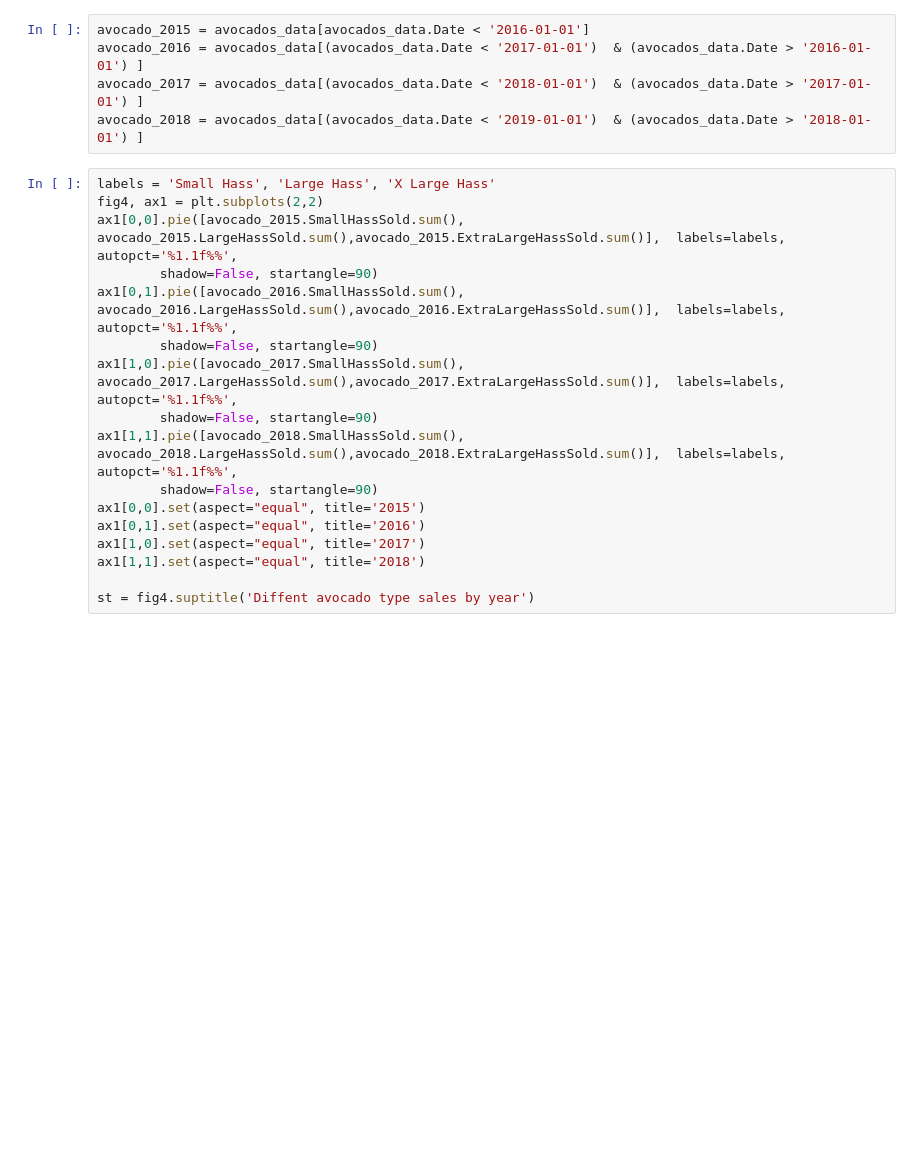
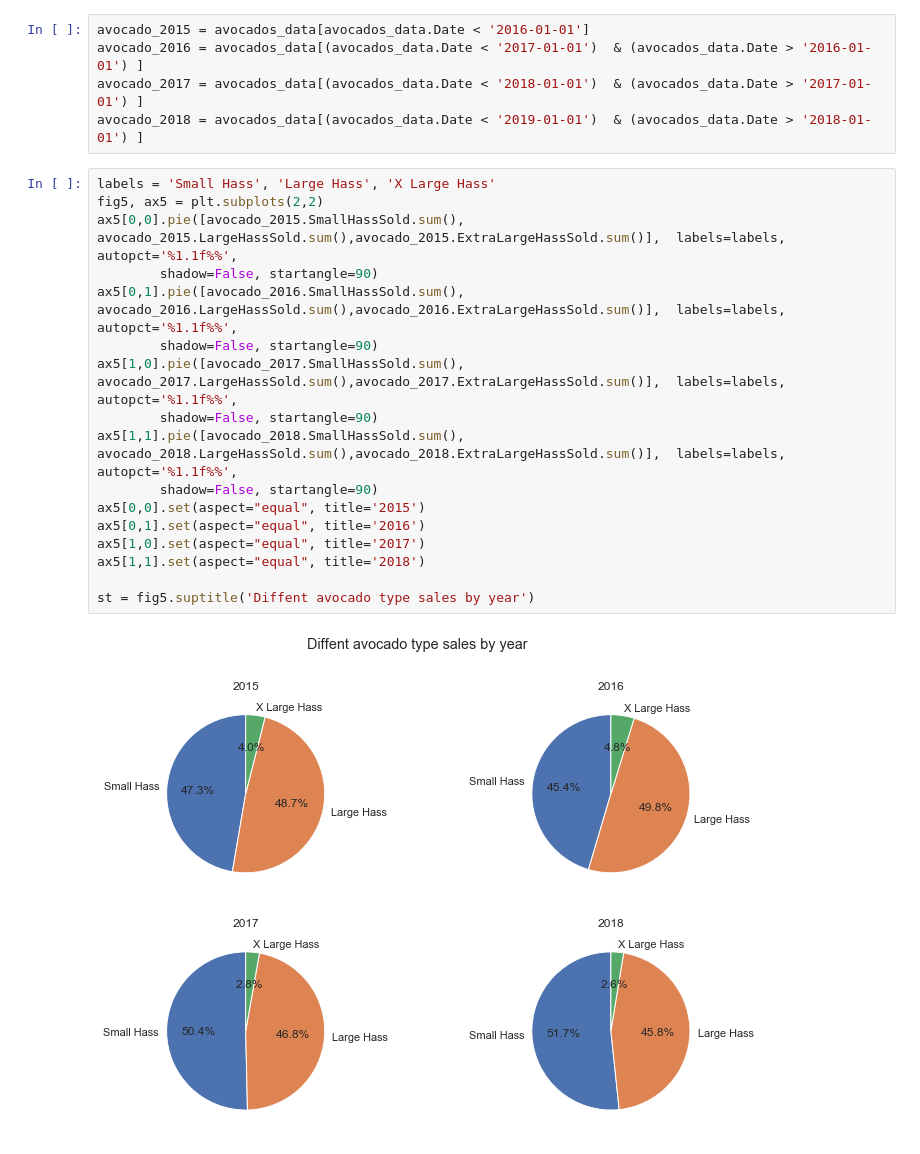
Before and after one commit to kurelaitisk/avocado-data, a Jupyter notebook: avocado.ipynb, the cells around one changed output. Saved outputs shown, nothing was run; the diff lists cells and outputs as text; blank space fills up the shorter version.

```diff
--- a/avocado.ipynb
+++ b/avocado.ipynb
@@ -166,20 +146,22 @@ avocado_2017 = avocados_data[(avocados_data.Date < '2018-01-01')  & (avocados_da
 avocado_2018 = avocados_data[(avocados_data.Date < '2019-01-01')  & (avocados_data.Date > '2018-01-01') ]
 # %%
 labels = 'Small Hass', 'Large Hass', 'X Large Hass'
-fig4, ax1 = plt.subplots(2,2)
-ax1[0,0].pie([avocado_2015.SmallHassSold.sum(), avocado_2015.LargeHassSold.sum(),avocado_2015.ExtraLargeHassSold.sum()],  labels=labels, autopct='%1.1f%%',
+fig5, ax5 = plt.subplots(2,2)
+ax5[0,0].pie([avocado_2015.SmallHassSold.sum(), avocado_2015.LargeHassSold.sum(),avocado_2015.ExtraLargeHassSold.sum()],  labels=labels, autopct='%1.1f%%',
         shadow=False, startangle=90)
-ax1[0,1].pie([avocado_2016.SmallHassSold.sum(), avocado_2016.LargeHassSold.sum(),avocado_2016.ExtraLargeHassSold.sum()],  labels=labels, autopct='%1.1f%%',
+ax5[0,1].pie([avocado_2016.SmallHassSold.sum(), avocado_2016.LargeHassSold.sum(),avocado_2016.ExtraLargeHassSold.sum()],  labels=labels, autopct='%1.1f%%',
         shadow=False, startangle=90)
-ax1[1,0].pie([avocado_2017.SmallHassSold.sum(), avocado_2017.LargeHassSold.sum(),avocado_2017.ExtraLargeHassSold.sum()],  labels=labels, autopct='%1.1f%%',
+ax5[1,0].pie([avocado_2017.SmallHassSold.sum(), avocado_2017.LargeHassSold.sum(),avocado_2017.ExtraLargeHassSold.sum()],  labels=labels, autopct='%1.1f%%',
         shadow=False, startangle=90)
-ax1[1,1].pie([avocado_2018.SmallHassSold.sum(), avocado_2018.LargeHassSold.sum(),avocado_2018.ExtraLargeHassSold.sum()],  labels=labels, autopct='%1.1f%%',
+ax5[1,1].pie([avocado_2018.SmallHassSold.sum(), avocado_2018.LargeHassSold.sum(),avocado_2018.ExtraLargeHassSold.sum()],  labels=labels, autopct='%1.1f%%',
         shadow=False, startangle=90)
-ax1[0,0].set(aspect="equal", title='2015')
-ax1[0,1].set(aspect="equal", title='2016')
-ax1[1,0].set(aspect="equal", title='2017')
-ax1[1,1].set(aspect="equal", title='2018')
+ax5[0,0].set(aspect="equal", title='2015')
+ax5[0,1].set(aspect="equal", title='2016')
+ax5[1,0].set(aspect="equal", title='2017')
+ax5[1,1].set(aspect="equal", title='2018')
 
-st = fig4.suptitle('Diffent avocado type sales by year')
+st = fig5.suptitle('Diffent avocado type sales by year')
+# %% [output]
+[figure, added]
 # %%
 avocados_january= avocados_data[avocados_data.Month =='Jan']
```
Also changed, not shown: parts of 17 cells of this notebook.
